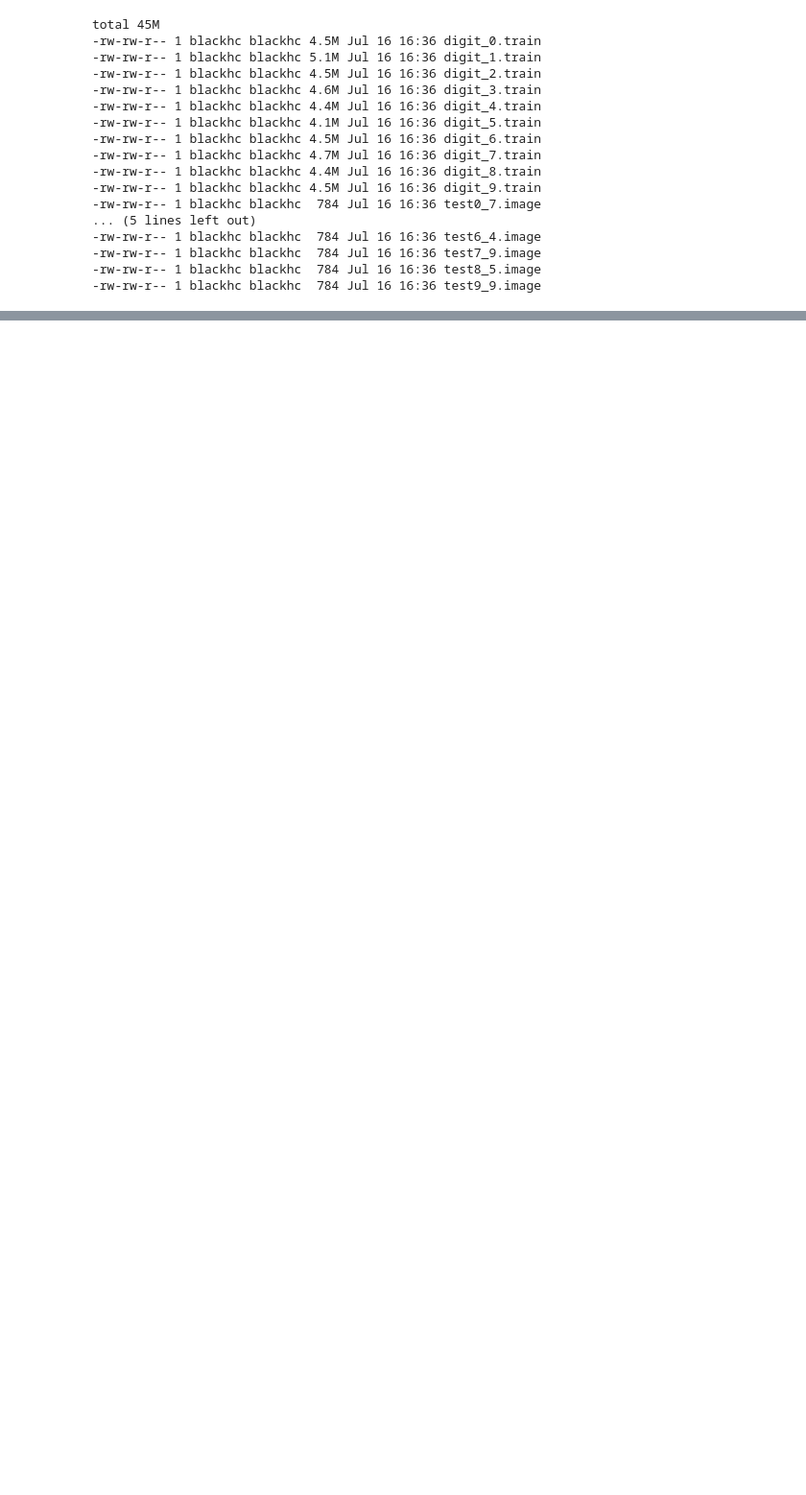
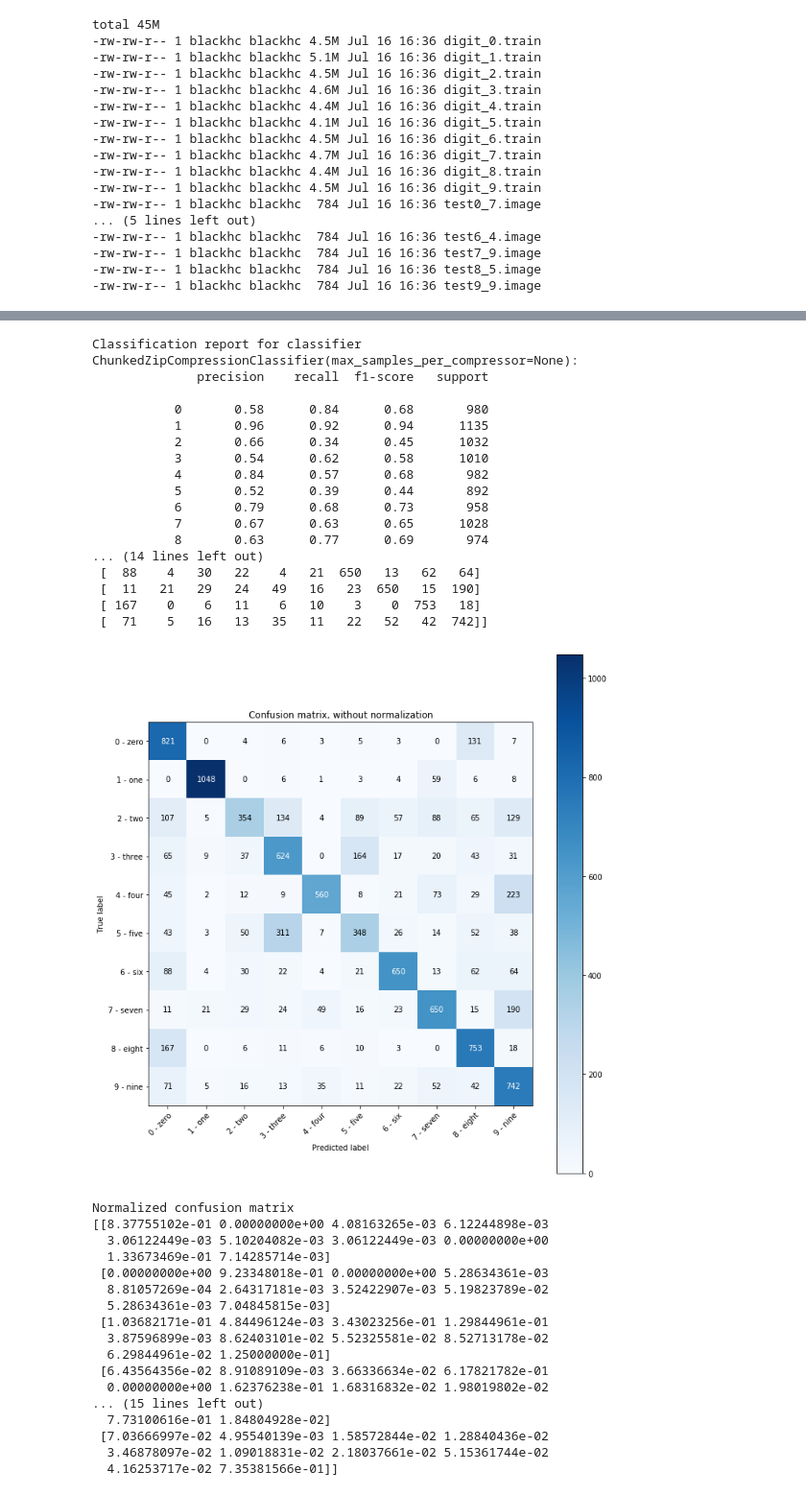
Before and after one commit to BlackHC/mnist_by_zip, a Jupyter notebook: MNIST_by_zip.ipynb, the cells around one changed output, grey strips where cells are left out. Shown at 96% size. Cells and saved outputs as stored; diff of their text form; code cells hidden in the pictures; blank space fills up the shorter version.

Commit message:
Add 74% accuracy version using chunked compressors to make use of all training data.

```diff
--- a/MNIST_by_zip.ipynb
+++ b/MNIST_by_zip.ipynb
@@ -158,29 +251,3 @@ def plot_confusion_matrix(y_true, y_pred, classes,
-# %%
-def train_and_evaluate_MNSIT(classifier, train_data, train_targets, test_data, test_targets, class_names):
-  class_names = np.asarray(class_names)
-  print('Training')
-  classifier.fit(train_data, train_targets)
-
-  # Now predict the value of the digit on the second half:
-  expected = test_targets
-
-  print('Predicting')
-  predicted = classifier.predict(test_data)
-
-  print("Classification report for classifier %s:\n%s\n"
-        % (classifier, metrics.classification_report(expected, predicted)))
-
-  # Plot non-normalized confusion matrix
-  plot_confusion_matrix(expected, predicted, classes=class_names,
-                      title='Confusion matrix, without normalization')
-
-  plt.show()
-
-  # Plot normalized confusion matrix
-  plot_confusion_matrix(expected, predicted, classes=class_names, normalize=True,
-                      title='Normalized confusion matrix')
-
-  plt.show()
 # %% [markdown]
 ## All defaults
 # %%
@@ -316,5 +383,3 @@ Normalized confusion matrix
  [0.13974232 0.         0.18731417 0.05748266 0.09910803 0.0753221
   0.01189296 0.07928642 0.11397423 0.23587711]]
 [figure]
-# %%
-train_and_evaluate_MNSIT(ZipCompressionClassifier(level=9), (train_data >= 128)[::200], train_targets[::200], test_data >= 128, test_targets, train_dataset.classes)
@@ -485,0 +599,4 @@ total 45M
+# %%
+chunked_compressor = ChunkedZipCompressionClassifier(max_samples_per_compressor=64, level=9)
+train_and_evaluate_MNSIT(chunked_compressor, train_data[:10000] >= 128, train_targets[:10000], test_data >= 128, test_targets, train_dataset.classes)
+# %% [output]
@@ -485,0 +617,35 @@ total 45M
+Classification report for classifier ChunkedZipCompressionClassifier(max_samples_per_compressor=None):
+              precision    recall  f1-score   support
+
+           0       0.58      0.84      0.68       980
+           1       0.96      0.92      0.94      1135
+           2       0.66      0.34      0.45      1032
+           3       0.54      0.62      0.58      1010
+           4       0.84      0.57      0.68       982
+           5       0.52      0.39      0.44       892
+           6       0.79      0.68      0.73       958
+           7       0.67      0.63      0.65      1028
+           8       0.63      0.77      0.69       974
+... (14 lines left out)
+ [  88    4   30   22    4   21  650   13   62   64]
+ [  11   21   29   24   49   16   23  650   15  190]
+ [ 167    0    6   11    6   10    3    0  753   18]
+ [  71    5   16   13   35   11   22   52   42  742]]
+[figure, added]
+Normalized confusion matrix
+[[8.37755102e-01 0.00000000e+00 4.08163265e-03 6.12244898e-03
+  3.06122449e-03 5.10204082e-03 3.06122449e-03 0.00000000e+00
+  1.33673469e-01 7.14285714e-03]
+ [0.00000000e+00 9.23348018e-01 0.00000000e+00 5.28634361e-03
+  8.81057269e-04 2.64317181e-03 3.52422907e-03 5.19823789e-02
+  5.28634361e-03 7.04845815e-03]
+ [1.03682171e-01 4.84496124e-03 3.43023256e-01 1.29844961e-01
+  3.87596899e-03 8.62403101e-02 5.52325581e-02 8.52713178e-02
+  6.29844961e-02 1.25000000e-01]
+ [6.43564356e-02 8.91089109e-03 3.66336634e-02 6.17821782e-01
+  0.00000000e+00 1.62376238e-01 1.68316832e-02 1.98019802e-02
+... (15 lines left out)
+  7.73100616e-01 1.84804928e-02]
+ [7.03666997e-02 4.95540139e-03 1.58572844e-02 1.28840436e-02
+  3.46878097e-02 1.09018831e-02 2.18037661e-02 5.15361744e-02
+  4.16253717e-02 7.35381566e-01]]
```
Also changed, not shown: parts of 23 cells of this notebook, 4 other files.
